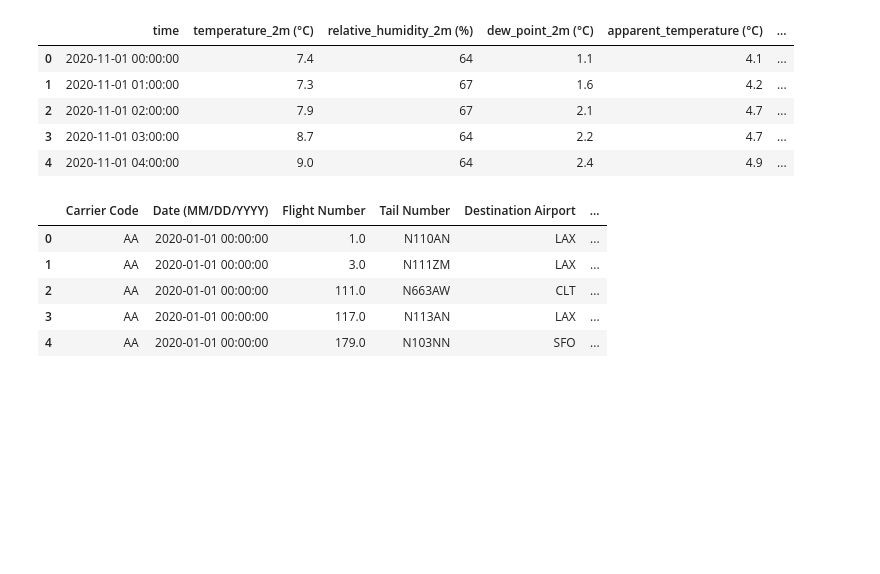
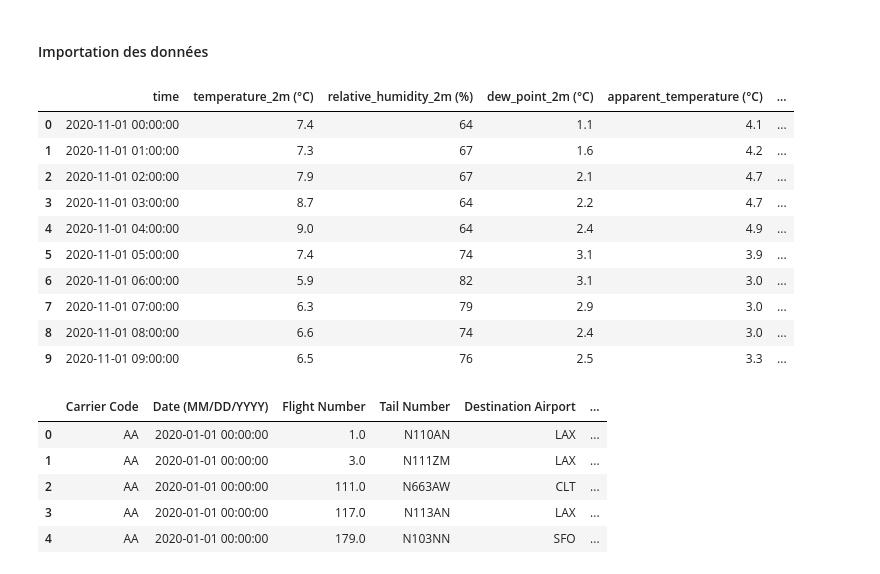
Before and after one commit to OUALYoss/Projet_Python-pour-la-data-science, a Jupyter notebook: code.ipynb, the cells around one changed output. Saved outputs shown, nothing was run; the diff lists cells and outputs as text; code cells hidden in the pictures; blank space fills up the shorter version.

Commit message:
Mise à jour partie traitement des données

```diff
--- a/code.ipynb
+++ b/code.ipynb
@@ -3,16 +4,23 @@ import pandas as pd
 pd.set_option('display.max_columns', None)
 pd.set_option('display.width', None)
+# %% [markdown]
+#### Importation des données
 # %%
 df1=pd.read_excel("données_météo.xlsx")
 # %%
-df1.head(5)
+df1.head(10)
 # %% [output]
 |  | time | temperature_2m (°C) | relative_humidity_2m (%) | dew_point_2m (°C) | apparent_temperature (°C) | ... |
 | 0 | 2020-11-01 00:00:00 | 7.4 | 64 | 1.1 | 4.1 | ... |
 | 1 | 2020-11-01 01:00:00 | 7.3 | 67 | 1.6 | 4.2 | ... |
 | 2 | 2020-11-01 02:00:00 | 7.9 | 67 | 2.1 | 4.7 | ... |
 | 3 | 2020-11-01 03:00:00 | 8.7 | 64 | 2.2 | 4.7 | ... |
 | 4 | 2020-11-01 04:00:00 | 9.0 | 64 | 2.4 | 4.9 | ... |
+| 5 | 2020-11-01 05:00:00 | 7.4 | 74 | 3.1 | 3.9 | ... |
+| 6 | 2020-11-01 06:00:00 | 5.9 | 82 | 3.1 | 3.0 | ... |
+| 7 | 2020-11-01 07:00:00 | 6.3 | 79 | 2.9 | 3.0 | ... |
+| 8 | 2020-11-01 08:00:00 | 6.6 | 74 | 2.4 | 3.0 | ... |
+| 9 | 2020-11-01 09:00:00 | 6.5 | 76 | 2.5 | 3.3 | ... |
 # %%
 df2=pd.read_excel("Detailed_Statistics_Departures.xlsx")
 df2.head(5)
```
Also changed, not shown: parts of 14 cells of this notebook.
